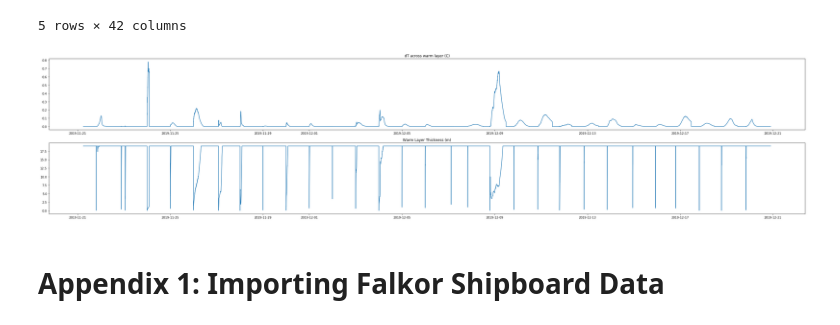
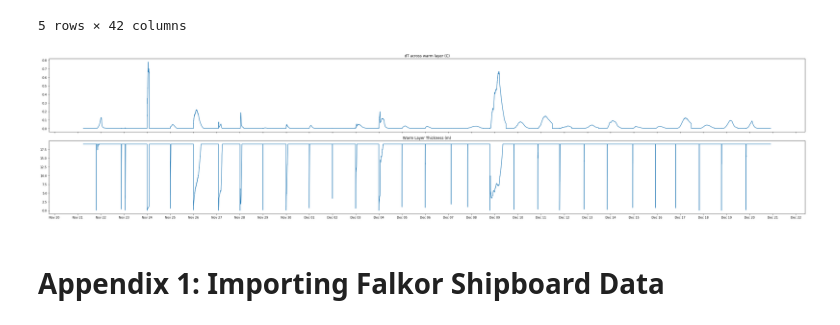
Before and after one commit to carsonwitte/Falkor-DWL-Code, a Jupyter notebook: Research Summary.ipynb, the cells around one changed output. Drawn from its saved outputs; the diff is of its cells as text; code cells hidden in the pictures.

```diff
--- a/Research Summary.ipynb
+++ b/Research Summary.ipynb
@@ -30,14 +30,18 @@ coare_outputs.head()
 | 2019-11-21 05:58:57 | 0.494566 | 0.283639 | 55.883802 | 230.616639 | 73.166109 | 70.332944 | 244.990457 | -0.096492 | -0.164345 | ... |
 5 rows × 42 columns
 # %%
-fig,axx = plt.subplots(nrows=2,figsize=(36,8),facecolor='w')
+fig,axx = plt.subplots(nrows=2,figsize=(36,8),facecolor='w',sharex=True)
 axx[0].plot(coare_outputs.dt_warmlayer)
 axx[0].set_title('dT across warm layer (C)')
 axx[1].plot(coare_outputs.warmlayerthickness)
 axx[1].set_title('Warm Layer Thickness (m)')
 plt.tight_layout()
+
+axx[0].xaxis.set_major_locator(ticker.MultipleLocator(1))
+myFmt = mdates.DateFormatter('%b %d')
+axx[0].xaxis.set_major_formatter(myFmt);
 # %% [output]
-[figure, old version]
+[figure, new version]
 # %% [markdown]
 # Appendix 1: Importing Falkor Shipboard Data
 # %%
```
Also changed, not shown: parts of 5 cells of this notebook.
